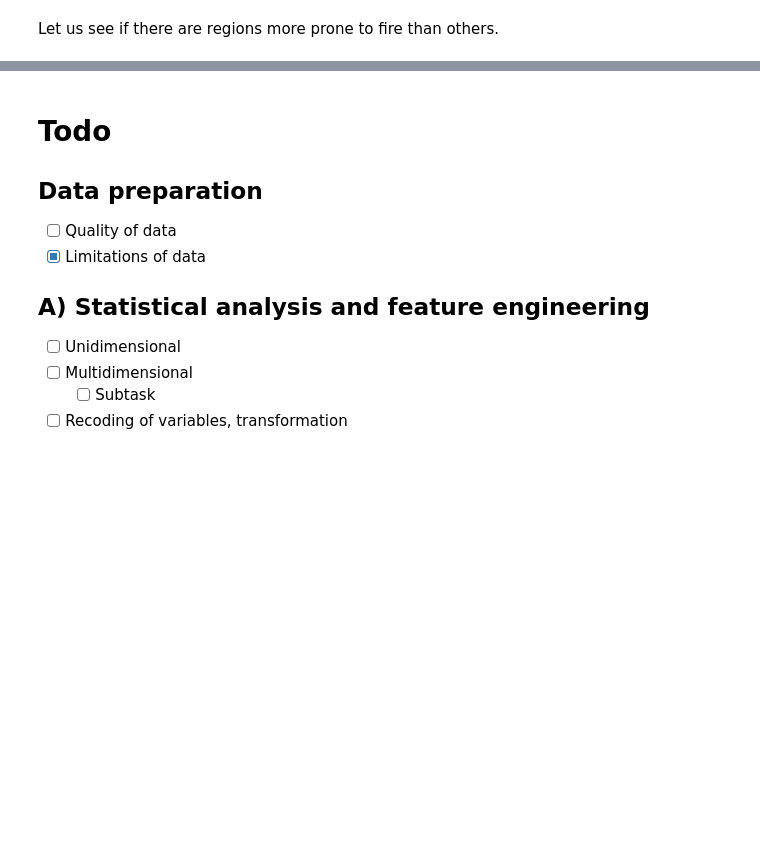
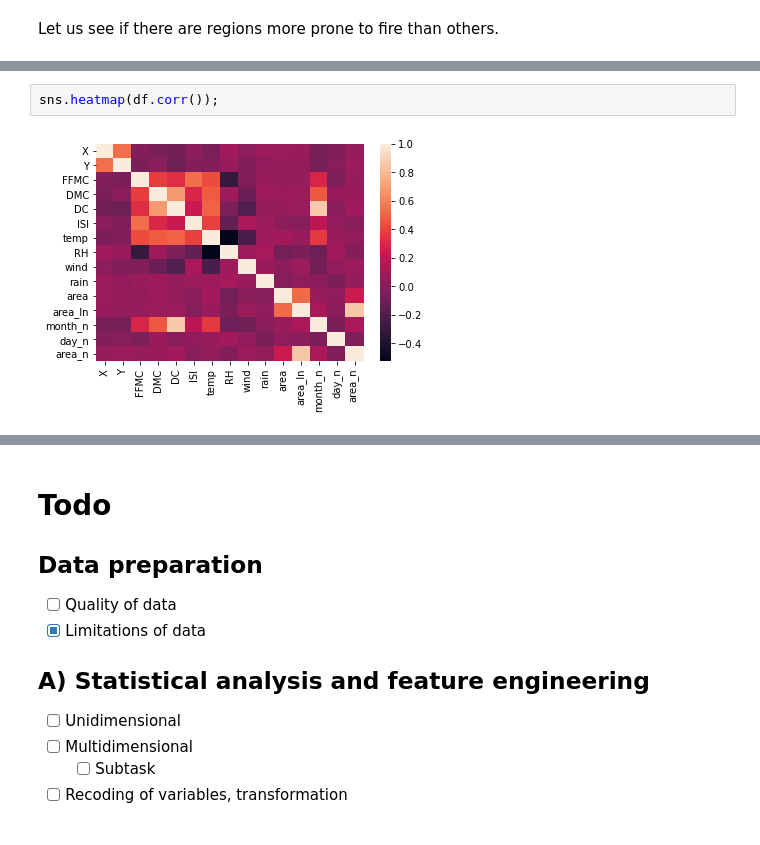
Before and after one commit to alex-fddz/forest-fires, a Jupyter notebook: project.ipynb, the cells around one changed output, grey strips where cells are left out. Cells and saved outputs as stored; diff of their text form; blank space fills up the shorter version.

```diff
--- a/project.ipynb
+++ b/project.ipynb
@@ -216,0 +263,4 @@ print(fires_by_area.describe())
+# %%
+sns.heatmap(df.corr());
+# %% [output]
+[figure, added]
```
Also changed, not shown: parts of 19 cells of this notebook.
